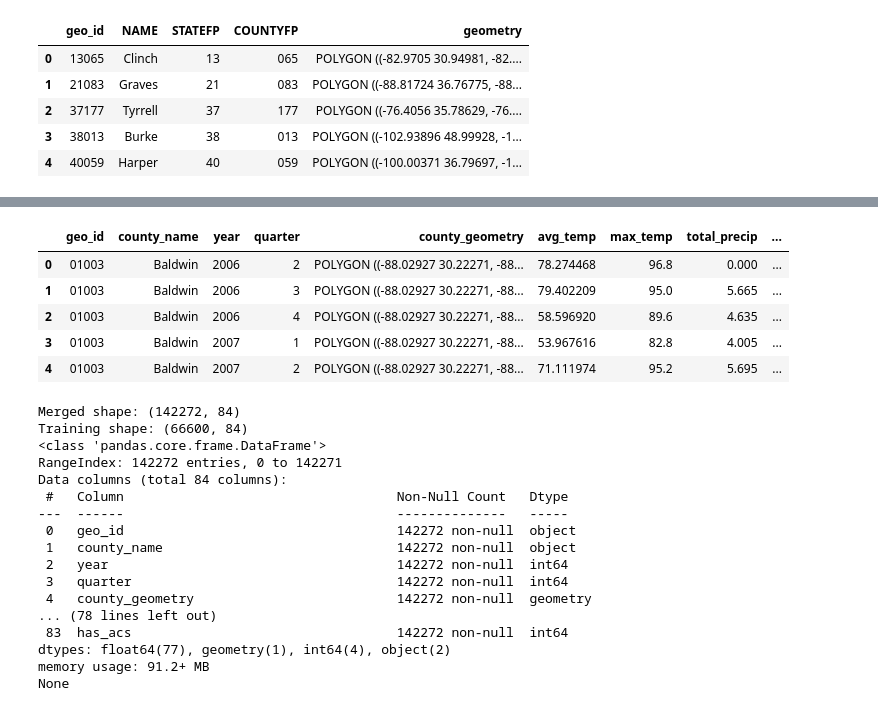
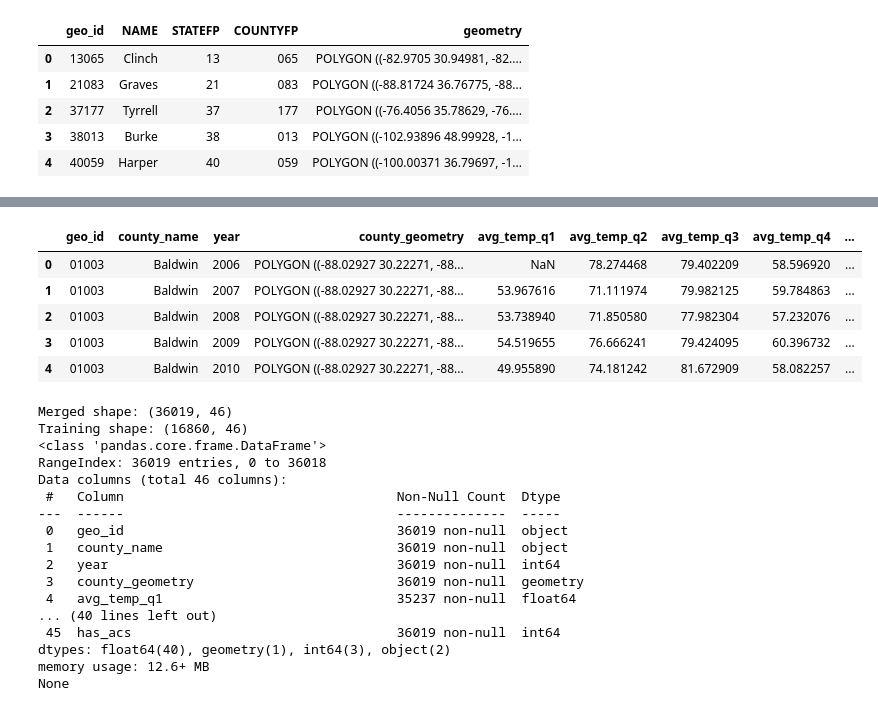
Before and after one commit to iauger/County_Climate_Impact, a Jupyter notebook: Data_Preparation.ipynb, the cells around one changed output, grey strips where cells are left out. Saved outputs shown, nothing was run; the diff lists cells and outputs as text; code cells hidden in the pictures.

```diff
--- a/Data_Preparation.ipynb
+++ b/Data_Preparation.ipynb
@@ -260,36 +282,37 @@ Index(['geo_id', 'year', 'quarter', 'num_events_debris_flow',
       dtype='object')
 # %%
-# Aggregate station data by county to merge with ACS data
-county_weather = weather_df.groupby(["geo_id", "county_name", "year", "quarter", "county_geometry"]).agg(
-    avg_temp=("avg_temp", "mean"),
+# Aggregate weather data to county-year level
+county_weather_annual = weather_df.groupby(
+    ["geo_id", "county_name", "year", "county_geometry"]
+).agg(
+    avg_temp_q1=("avg_temp_q1", "mean"),
+    avg_temp_q2=("avg_temp_q2", "mean"),
+    avg_temp_q3=("avg_temp_q3", "mean"),
+    avg_temp_q4=("avg_temp_q4", "mean"),
     max_temp=("max_temp", "max"),
     total_precip=("total_precip", "mean"),
     heat_days_90F=("heat_days_90F", "mean"),
-    hail_days=("hail_days", "mean"),
-    thunder_days=("thunder_days", "mean"),
-    tornado_days=("tornado_days", "mean"),
-    reporting_stations=("station_id", "nunique"),
-    total_days=("num_days", "mean")
+    reporting_stations=("station_id", "nunique")
 ).reset_index()
 
-county_weather.head()
+county_weather_annual.head()
 # %% [output]
-|  | geo_id | county_name | year | quarter | county_geometry | avg_temp | max_temp | total_precip | ... |
-| 0 | 01003 | Baldwin | 2006 | 2 | POLYGON ((-88.02927 30.22271, -88... | 78.274468 | 96.8 | 0.000 | ... |
-| 1 | 01003 | Baldwin | 2006 | 3 | POLYGON ((-88.02927 30.22271, -88... | 79.402209 | 95.0 | 5.665 | ... |
-| 2 | 01003 | Baldwin | 2006 | 4 | POLYGON ((-88.02927 30.22271, -88... | 58.596920 | 89.6 | 4.635 | ... |
-| 3 | 01003 | Baldwin | 2007 | 1 | POLYGON ((-88.02927 30.22271, -88... | 53.967616 | 82.8 | 4.005 | ... |
-| 4 | 01003 | Baldwin | 2007 | 2 | POLYGON ((-88.02927 30.22271, -88... | 71.111974 | 95.2 | 5.695 | ... |
+|  | geo_id | county_name | year | county_geometry | avg_temp_q1 | avg_temp_q2 | avg_temp_q3 | avg_temp_q4 | ... |
+| 0 | 01003 | Baldwin | 2006 | POLYGON ((-88.02927 30.22271, -88... | NaN | 78.274468 | 79.402209 | 58.596920 | ... |
+| 1 | 01003 | Baldwin | 2007 | POLYGON ((-88.02927 30.22271, -88... | 53.967616 | 71.111974 | 79.982125 | 59.784863 | ... |
+| 2 | 01003 | Baldwin | 2008 | POLYGON ((-88.02927 30.22271, -88... | 53.738940 | 71.850580 | 77.982304 | 57.232076 | ... |
+| 3 | 01003 | Baldwin | 2009 | POLYGON ((-88.02927 30.22271, -88... | 54.519655 | 76.666241 | 79.424095 | 60.396732 | ... |
+| 4 | 01003 | Baldwin | 2010 | POLYGON ((-88.02927 30.22271, -88... | 49.955890 | 74.181242 | 81.672909 | 58.082257 | ... |
 # %%
 # Merge ACS data with county level quarterly weather data
-weather_with_acs = county_weather.merge(
+weather_with_acs = county_weather_annual.merge(
     acs_df,
     on=["geo_id", "year"],
     how="left"
 )
 
 # Include severe weather data with the merged df
-weather_with_acs = weather_with_acs.merge(storm_wide, on=["geo_id", "year", "quarter"], how="left")
+weather_with_acs = weather_with_acs.merge(storm_wide, on=["geo_id", "year"], how="left")
 
 # Only fill NaNs in storm event fields (exclude things like total_pop, total_precip, etc.)
 storm_cols = [
@@ -302,32 +325,21 @@ weather_with_acs[storm_cols] = weather_with_acs[storm_cols].fillna(0)
 
 # Flag for downstream modeling since we have more  weather data than acs data currently
 weather_with_acs["has_acs"] = weather_with_acs["median_income"].notna().astype(int)
-
-# Training only subset
-training_data = weather_with_acs[weather_with_acs["has_acs"] == 1].copy()
-training_data.to_csv(DATA_DIR / "county_weather_acs_training.csv", index=False)
-
-# Store complete dataset including nulls
-weather_with_acs.to_csv(DATA_DIR / "county_weather_acs_complete.csv", index=False)
-
-print("Merged shape:", weather_with_acs.shape)
-print("Training shape:", training_data.shape)
-print(weather_with_acs.info())
 # %% [output]
-Merged shape: (142272, 84)
-Training shape: (66600, 84)
+Merged shape: (36019, 46)
+Training shape: (16860, 46)
 <class 'pandas.core.frame.DataFrame'>
-RangeIndex: 142272 entries, 0 to 142271
-Data columns (total 84 columns):
- #   Column                                   Non-Null Count   Dtype
----  ------                                   --------------   -----
- 0   geo_id                                   142272 non-null  object
- 1   county_name                              142272 non-null  object
- 2   year                                     142272 non-null  int64
- 3   quarter                                  142272 non-null  int64
- 4   county_geometry                          142272 non-null  geometry
-... (78 lines left out)
- 83  has_acs                                  142272 non-null  int64
-dtypes: float64(77), geometry(1), int64(4), object(2)
-memory usage: 91.2+ MB
+RangeIndex: 36019 entries, 0 to 36018
+Data columns (total 46 columns):
+ #   Column                                   Non-Null Count  Dtype
+---  ------                                   --------------  -----
+ 0   geo_id                                   36019 non-null  object
+ 1   county_name                              36019 non-null  object
+ 2   year                                     36019 non-null  int64
+ 3   county_geometry                          36019 non-null  geometry
+ 4   avg_temp_q1                              35237 non-null  float64
+... (40 lines left out)
+ 45  has_acs                                  36019 non-null  int64
+dtypes: float64(40), geometry(1), int64(3), object(2)
+memory usage: 12.6+ MB
 None
```
Also changed, not shown: parts of 16 cells of this notebook, 4 other files.
